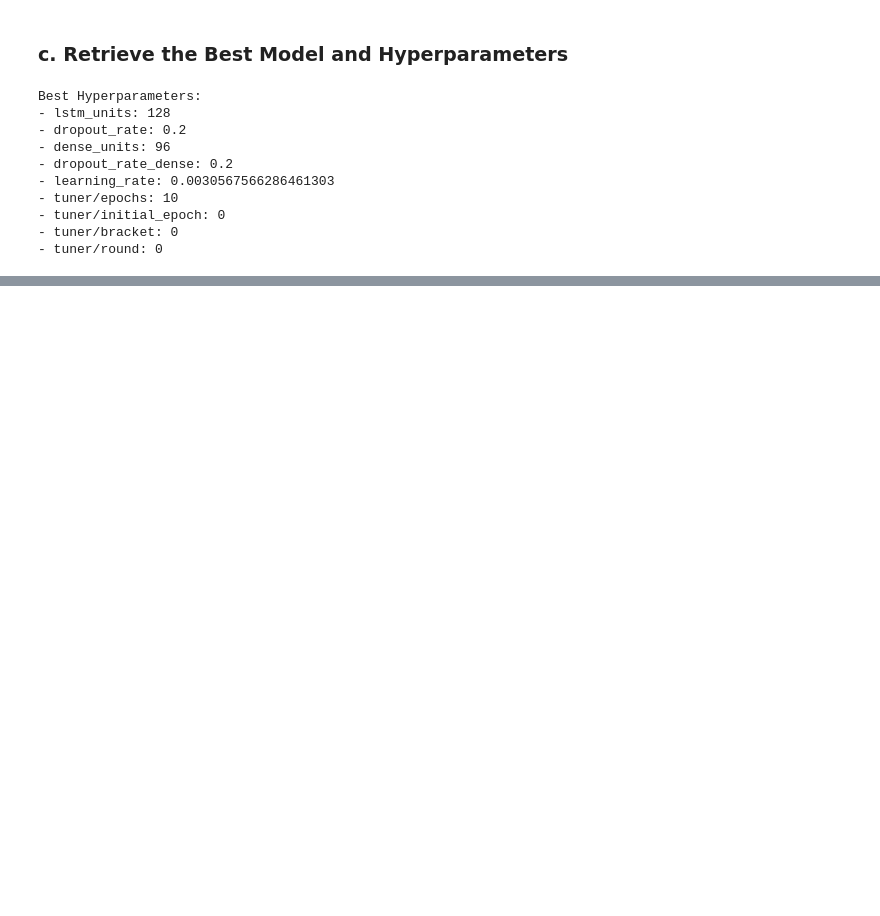
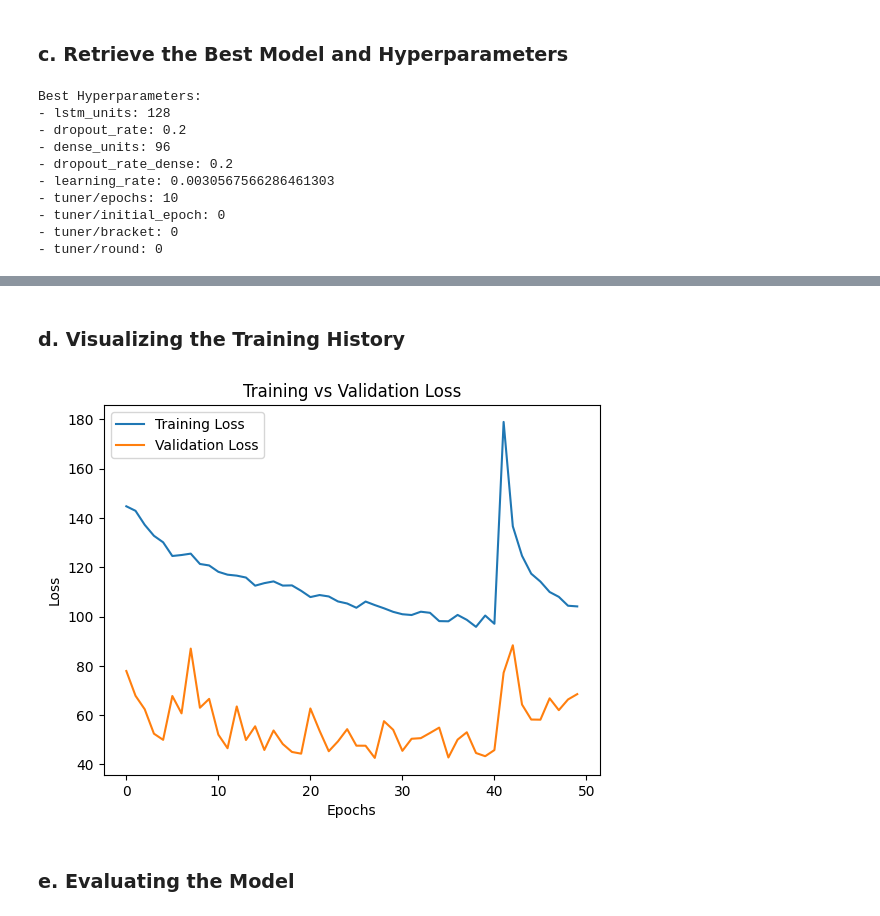
Before and after one commit to nehajanar/Air-Quality-Detection, a Jupyter notebook: code/aqi_prediction.ipynb, the cells around one changed output, grey strips where cells are left out. Saved outputs shown, nothing was run; the diff lists cells and outputs as text; code cells hidden in the pictures; blank space fills up the shorter version.

```diff
--- a/code/aqi_prediction.ipynb
+++ b/code/aqi_prediction.ipynb
@@ -1250,3 +1246,12 @@ Best Hyperparameters:
 # %%
 # Retrieve the best model
 best_model = tuner.get_best_models(num_models=1)[0]
+# %%
+# Train the best model with the optimal hyperparameters
+best_model.fit(
+    [train_X, train_states, train_counties, train_cities],
+    train_y,
+    epochs=50,
+    batch_size=64,
+    validation_data=([val_X, val_states, val_counties, val_cities], val_y)
+)
@@ -1252,0 +1278,17 @@ best_model = tuner.get_best_models(num_models=1)[0]
+# %% [markdown]
+### **d. Visualizing the Training History**
+# %%
+# Plot training and validation loss curves for the best model
+history_best = best_model.history
+
+plt.plot(history_best.history['loss'], label='Training Loss')
+plt.plot(history_best.history['val_loss'], label='Validation Loss')
+plt.title('Training vs Validation Loss')
+plt.xlabel('Epochs')
+plt.ylabel('Loss')
+plt.legend()
+plt.show()
+# %% [output]
+[figure, added]
+# %% [markdown]
+### **e. Evaluating the Model**
```
Also changed, not shown: parts of 8 cells of this notebook, 2 other files.
